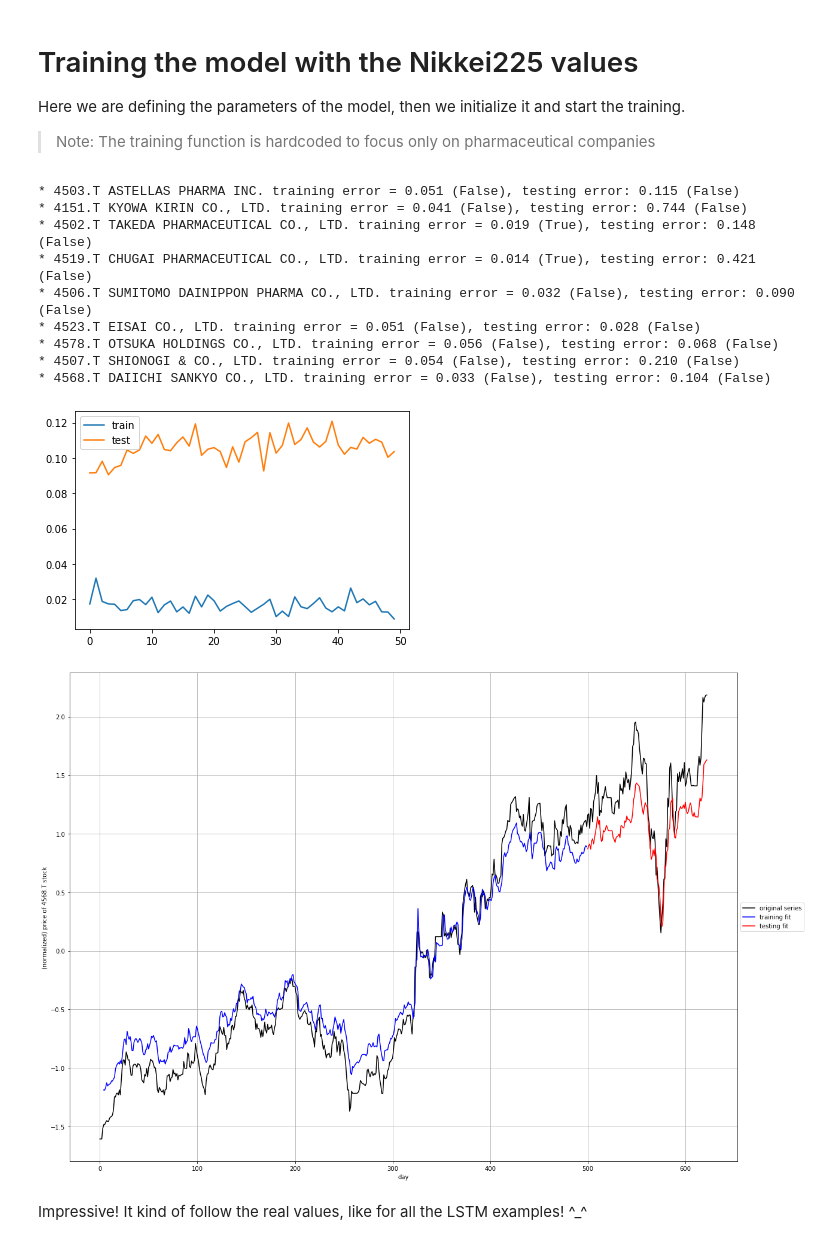
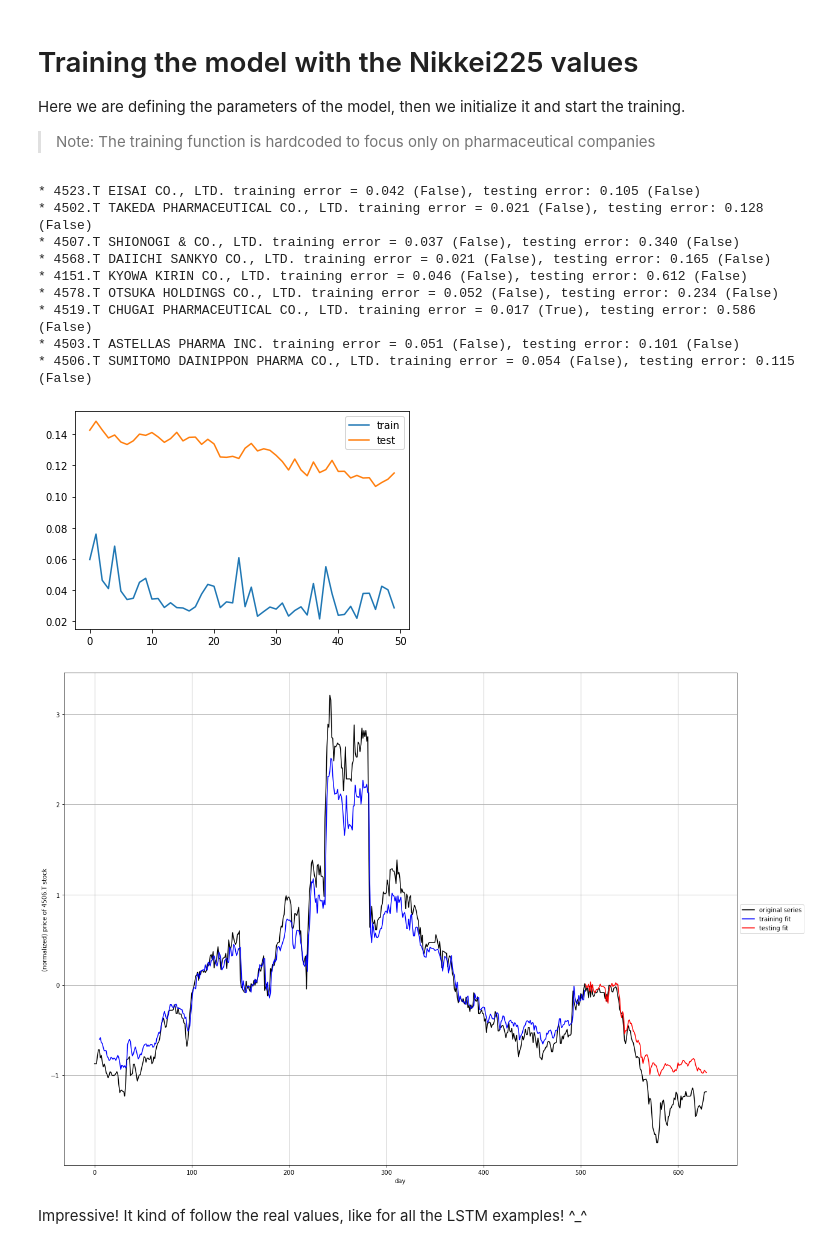
Before and after one commit to cerebraljam/rnn_lstm_nikkei225_predictions, a Jupyter notebook: tse_lstm_predictions.ipynb, the cells around one changed output. Saved outputs shown, nothing was run; the diff lists cells and outputs as text; code cells hidden in the pictures.

```diff
--- a/tse_lstm_predictions.ipynb
+++ b/tse_lstm_predictions.ipynb
@@ -146,7 +146,9 @@ today = datetime.date.today()
 tomorrow = today + datetime.timedelta(days=1)
 print('today', today.strftime("%Y-%m-%d"), 'tomorrow', tomorrow.strftime("%Y-%m-%d"))
 
-tickers = list(nikkei225.keys()) + ['^N225']
+indexes = ['^N225', '^SPX', 'DOW']
+
+tickers = list(nikkei225.keys()) + indexes
 start_date = '2018-01-01'
 end_date = tomorrow
 
@@ -190,14 +192,16 @@ for symbol in [x for x in nikkei225.keys()]:
     df_clean_nikkei225[('RollAvg5', symbol)] = df_close_nikkei225.loc[:, symbol].rolling(window=5).mean()
     df_clean_nikkei225[('RollAvg20', symbol)] = df_close_nikkei225.loc[:, symbol].rolling(window=20).mean()
     df_clean_nikkei225[('RollAvg100', symbol)] = df_close_nikkei225.loc[:, symbol].rolling(window=100).mean()
-    df_clean_nikkei225[('N225', symbol)] = df_close_nikkei225.loc[:, '^N225']
+    for i in indexes:
+        df_clean_nikkei225[(i, symbol)] = df_close_nikkei225.loc[:, i]
 
     df_clean_nikkei225[('ratio5-20', symbol)] = df_clean_nikkei225[('RollAvg5', symbol)] / df_clean_nikkei225[('RollAvg20', symbol)]
     df_clean_nikkei225[('ratio20-100', symbol)] = df_clean_nikkei225[('RollAvg20', symbol)] / df_clean_nikkei225[('RollAvg100', symbol)]
 
 
 # keeping a dataframe with the relevant values used for our model
-df_relev_nikkei225 = df_clean_nikkei225[['Close', 'High', 'Low', 'Volume', 'RollAvg5', 'RollAvg20', 'RollAvg100', 'ratio5-20', 'ratio20-100', 'N225']]
+columns = ['Close', 'High', 'Low', 'Volume', 'RollAvg5', 'RollAvg20', 'RollAvg100', 'ratio5-20', 'ratio20-100'] + indexes
+df_relev_nikkei225 = df_clean_nikkei225[columns]
 df_relev_nikkei225.tail(-100)
 # %% [output]
 |  | Close |  |  |  |  |  |  |  |  |  | ... | ... |
@@ -394,45 +398,45 @@ Here we are defining the parameters of the model, then we initialize it and star
 
 > Note: The training function is hardcoded to focus only on pharmaceutical companies
 # %%
-window_size = 4
+window_size = 5
 features = [
     'Close',
     'Low',
     'High',
     #'RollAvg5',
     #'RollAvg100',
     'ratio5-20',
     #'ratio20-100',
     'Volume',
-    'N225'
-]
+] + indexes
+
 n_features = len(features)
 
 objective='Close'
 areas = ['Pharmaceuticals']#, 'Services']
 
 error_objective = 0.02
 
 epochs = 50
 batch_size = 50
-nodes = 5
+nodes = len(features)
 dropout = 0.2
 
 model = build_part1_RNN(window_size, n_features, nodes, dropout)
 
 model = training(nikkei225, df_relev_nikkei225, areas, model, window_size, features, objective, epochs, batch_size, True)
 # %% [output]
-* 4503.T ASTELLAS PHARMA INC. training error = 0.051 (False), testing error: 0.115 (False)
-* 4151.T KYOWA KIRIN CO., LTD. training error = 0.041 (False), testing error: 0.744 (False)
-* 4502.T TAKEDA PHARMACEUTICAL CO., LTD. training error = 0.019 (True), testing error: 0.148 (False)
-* 4519.T CHUGAI PHARMACEUTICAL CO., LTD. training error = 0.014 (True), testing error: 0.421 (False)
-* 4506.T SUMITOMO DAINIPPON PHARMA CO., LTD. training error = 0.032 (False), testing error: 0.090 (False)
-* 4523.T EISAI CO., LTD. training error = 0.051 (False), testing error: 0.028 (False)
-* 4578.T OTSUKA HOLDINGS CO., LTD. training error = 0.056 (False), testing error: 0.068 (False)
-* 4507.T SHIONOGI & CO., LTD. training error = 0.054 (False), testing error: 0.210 (False)
-* 4568.T DAIICHI SANKYO CO., LTD. training error = 0.033 (False), testing error: 0.104 (False)
+* 4523.T EISAI CO., LTD. training error = 0.042 (False), testing error: 0.105 (False)
+* 4502.T TAKEDA PHARMACEUTICAL CO., LTD. training error = 0.021 (False), testing error: 0.128 (False)
+* 4507.T SHIONOGI & CO., LTD. training error = 0.037 (False), testing error: 0.340 (False)
+* 4568.T DAIICHI SANKYO CO., LTD. training error = 0.021 (False), testing error: 0.165 (False)
+* 4151.T KYOWA KIRIN CO., LTD. training error = 0.046 (False), testing error: 0.612 (False)
+* 4578.T OTSUKA HOLDINGS CO., LTD. training error = 0.052 (False), testing error: 0.234 (False)
+* 4519.T CHUGAI PHARMACEUTICAL CO., LTD. training error = 0.017 (True), testing error: 0.586 (False)
+* 4503.T ASTELLAS PHARMA INC. training error = 0.051 (False), testing error: 0.101 (False)
+* 4506.T SUMITOMO DAINIPPON PHARMA CO., LTD. training error = 0.054 (False), testing error: 0.115 (False)
-[figure, old version]
+[figure, new version]
-[figure, old version]
+[figure, new version]
 # %% [markdown]
 Impressive! It kind of follow the real values, like for all the LSTM examples! ^_^
 # %% [markdown]
```
Also changed, not shown: parts of 18 cells of this notebook.
